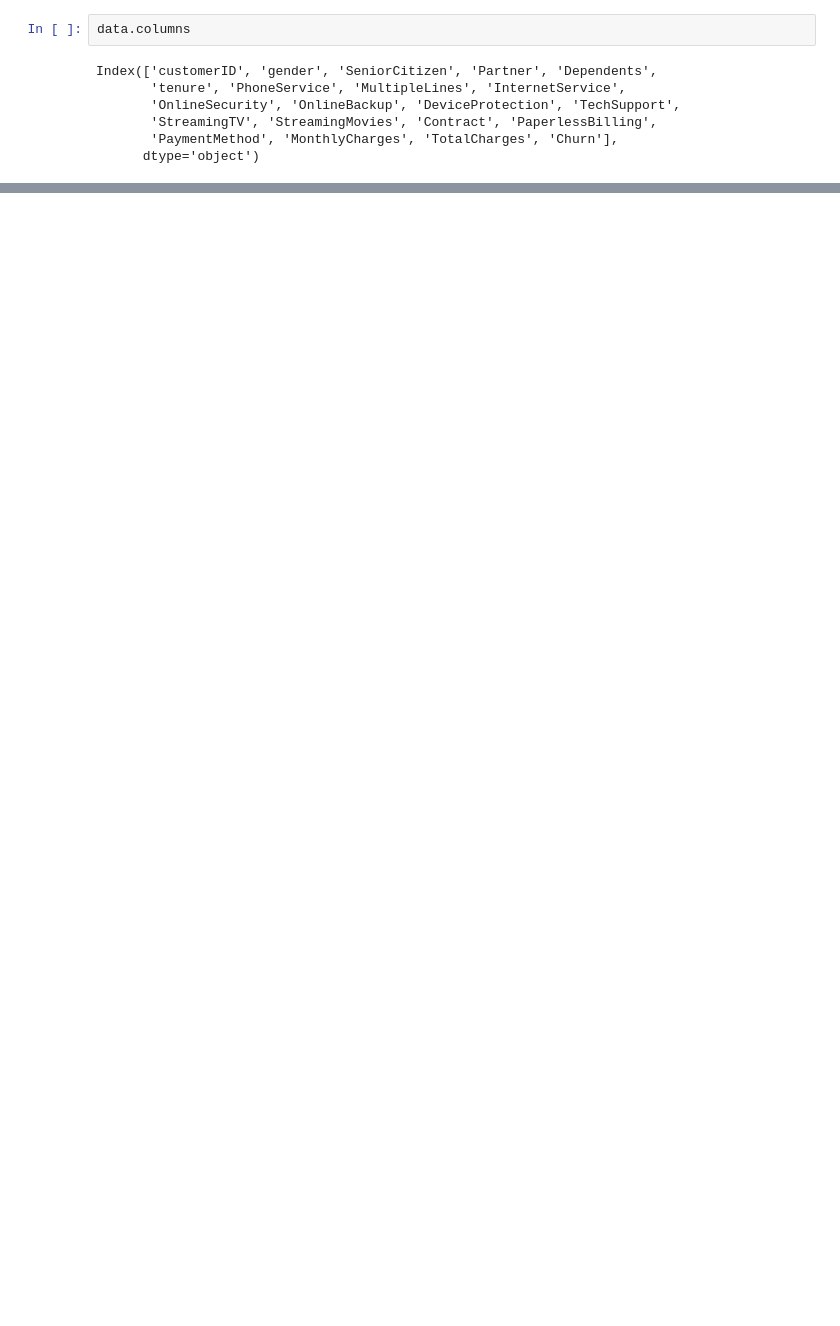
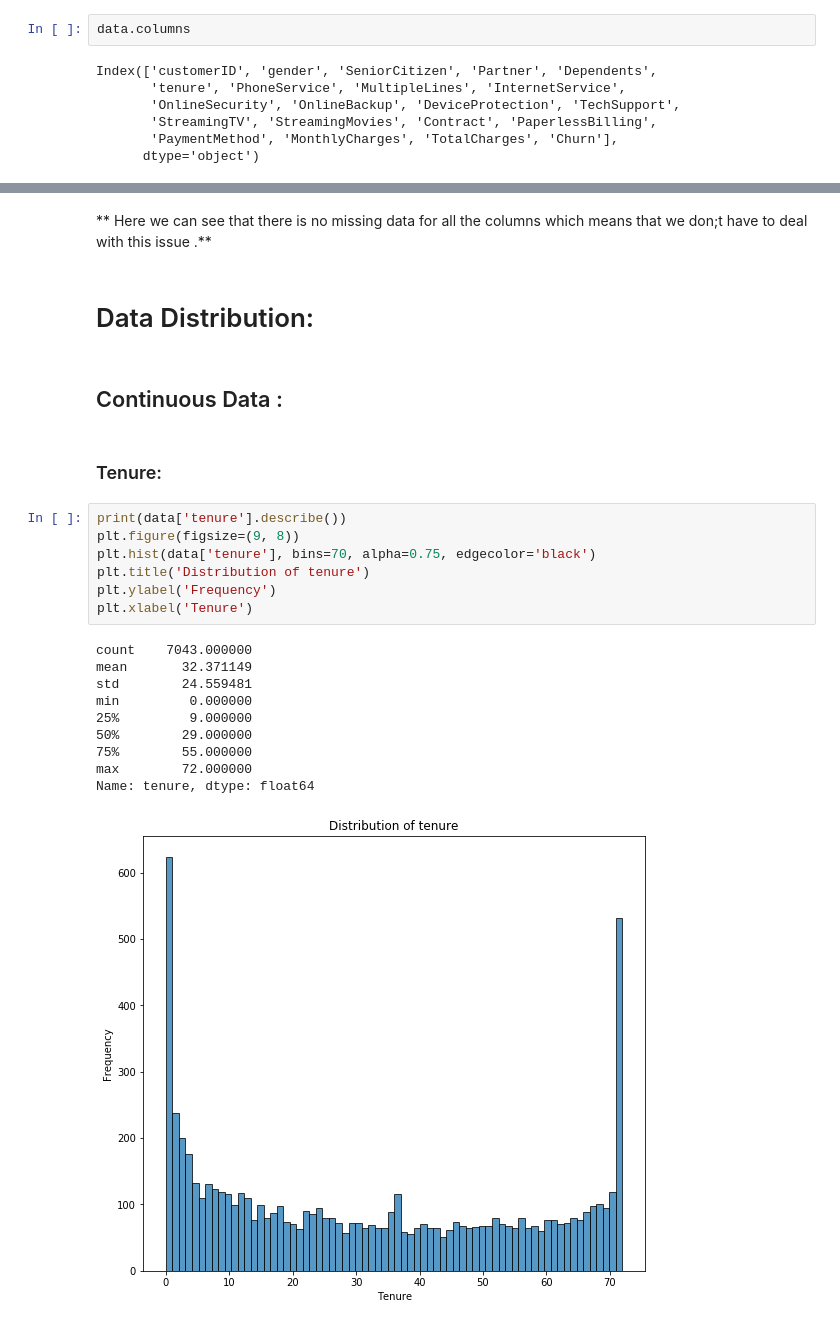
Before and after one commit to sami2310/Datascience-in-Practice, a Jupyter notebook: HW1/Data Exploration.ipynb, the cells around one changed output, grey strips where cells are left out. Cells and saved outputs as stored; diff of their text form; blank space fills up the shorter version.

Commit message:
plotted the data for continuous and discrete columns

```diff
--- a/HW1/Data Exploration.ipynb
+++ b/HW1/Data Exploration.ipynb
@@ -46,0 +89,26 @@ Multivariate Analysis:
+# %% [markdown]
+** Here we can see that there is no missing data for all the columns which means that we don;t have to deal with this issue .**
+# %% [markdown]
+# Data Distribution:
+# %% [markdown]
+## Continuous Data :
+# %% [markdown]
+### Tenure:
+# %%
+print(data['tenure'].describe())
+plt.figure(figsize=(9, 8))
+plt.hist(data['tenure'], bins=70, alpha=0.75, edgecolor='black')
+plt.title('Distribution of tenure')
+plt.ylabel('Frequency')
+plt.xlabel('Tenure')
+# %% [output]
+count    7043.000000
+mean       32.371149
+std        24.559481
+min         0.000000
+25%         9.000000
+50%        29.000000
+75%        55.000000
+max        72.000000
+Name: tenure, dtype: float64
+[figure, added]
```
Also changed, not shown: parts of 29 cells of this notebook.
